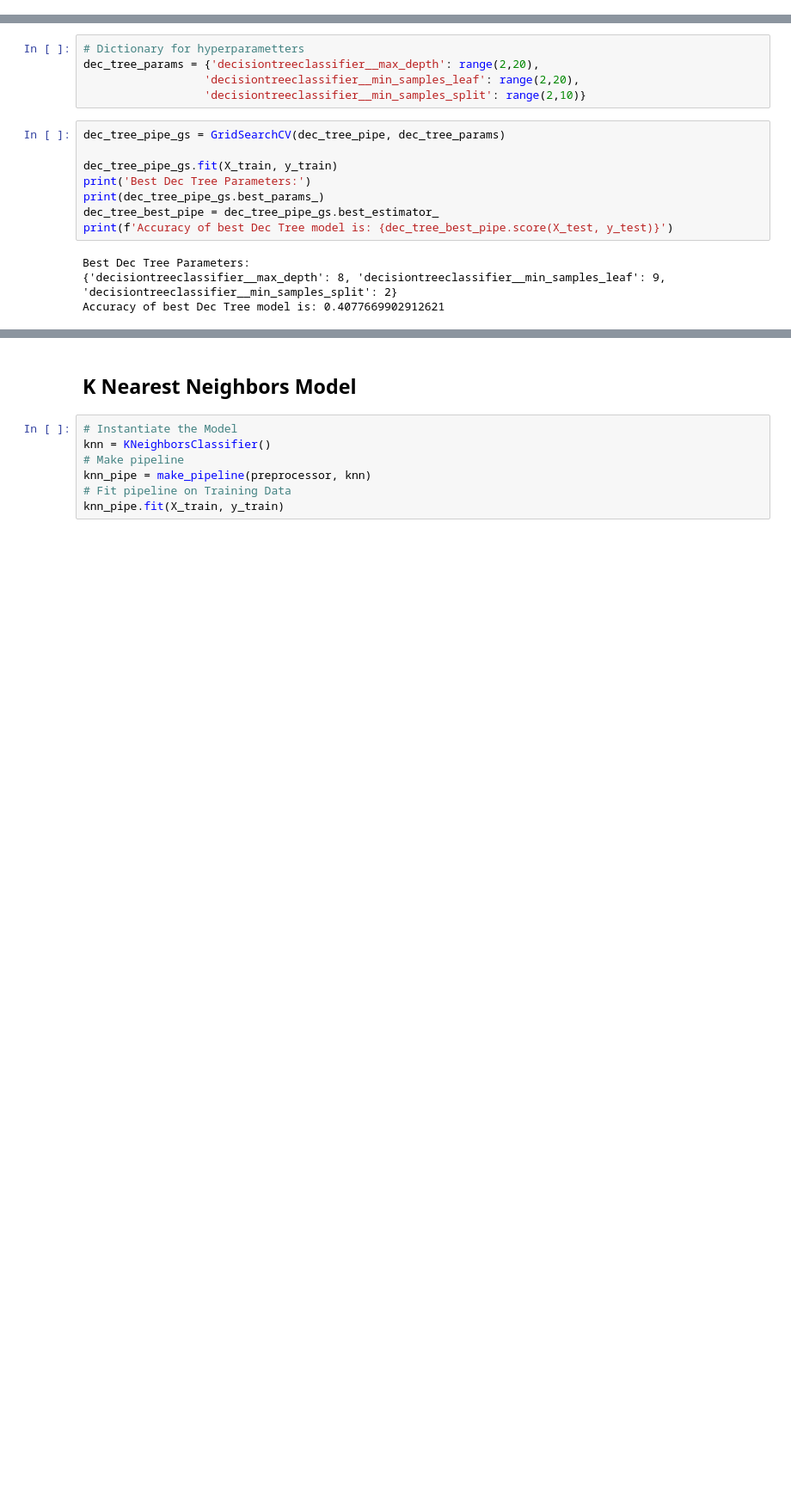
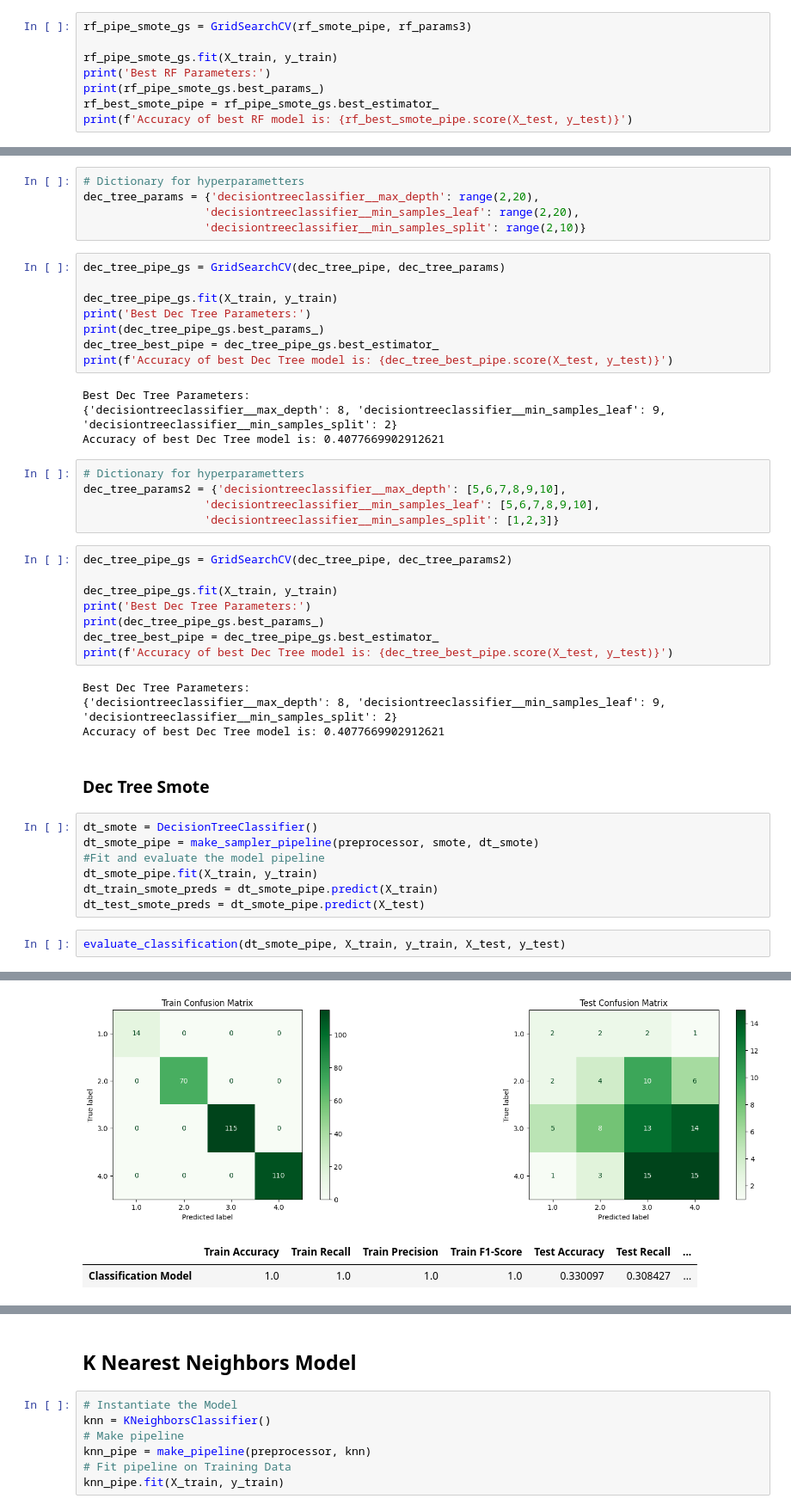
Before and after one commit to JmB17/Perosnal-Project, a Jupyter notebook: Classification_Prediction_on_Cirrhosis_Classification.ipynb, the cells around one changed output, grey strips where cells are left out. Shown at 86% size. Cells and saved outputs as stored; diff of their text form; blank space fills up the shorter version.

```diff
--- a/Classification_Prediction_on_Cirrhosis_Classification.ipynb
+++ b/Classification_Prediction_on_Cirrhosis_Classification.ipynb
@@ -841,0 +912,8 @@ Accuracy of best RF model is: 0.47572815533980584
+# %%
+rf_pipe_smote_gs = GridSearchCV(rf_smote_pipe, rf_params3)
+
+rf_pipe_smote_gs.fit(X_train, y_train)
+print('Best RF Parameters:')
+print(rf_pipe_smote_gs.best_params_)
+rf_best_smote_pipe = rf_pipe_smote_gs.best_estimator_
+print(f'Accuracy of best RF model is: {rf_best_smote_pipe.score(X_test, y_test)}')
@@ -932,3 +1014,32 @@ print(f'Accuracy of best Dec Tree model is: {dec_tree_best_pipe.score(X_test, y_
 Best Dec Tree Parameters:
 {'decisiontreeclassifier__max_depth': 8, 'decisiontreeclassifier__min_samples_leaf': 9, 'decisiontreeclassifier__min_samples_split': 2}
 Accuracy of best Dec Tree model is: 0.4077669902912621
+# %%
+# Dictionary for hyperparametters
+dec_tree_params2 = {'decisiontreeclassifier__max_depth': [5,6,7,8,9,10],
+                  'decisiontreeclassifier__min_samples_leaf': [5,6,7,8,9,10],
+                  'decisiontreeclassifier__min_samples_split': [1,2,3]}
+# %%
+dec_tree_pipe_gs = GridSearchCV(dec_tree_pipe, dec_tree_params2)
+
+dec_tree_pipe_gs.fit(X_train, y_train)
+print('Best Dec Tree Parameters:')
+print(dec_tree_pipe_gs.best_params_)
+dec_tree_best_pipe = dec_tree_pipe_gs.best_estimator_
+print(f'Accuracy of best Dec Tree model is: {dec_tree_best_pipe.score(X_test, y_test)}')
+# %% [output]
+Best Dec Tree Parameters:
+{'decisiontreeclassifier__max_depth': 8, 'decisiontreeclassifier__min_samples_leaf': 9, 'decisiontreeclassifier__min_samples_split': 2}
+Accuracy of best Dec Tree model is: 0.4077669902912621
+# %% [markdown]
+### Dec Tree Smote
+# %%
+dt_smote = DecisionTreeClassifier()
+dt_smote_pipe = make_sampler_pipeline(preprocessor, smote, dt_smote)
+#Fit and evaluate the model pipeline
+dt_smote_pipe.fit(X_train, y_train)
+dt_train_smote_preds = dt_smote_pipe.predict(X_train)
+dt_test_smote_preds = dt_smote_pipe.predict(X_test)
+# %%
+evaluate_classification(dt_smote_pipe, X_train, y_train, X_test, y_test)
+# %% [output]
@@ -934,0 +1063,3 @@ Accuracy of best Dec Tree model is: 0.4077669902912621
+[figure, added]
+|  | Train Accuracy | Train Recall | Train Precision | Train F1-Score | Test Accuracy | Test Recall | ... |
+| Classification Model | 1.0 | 1.0 | 1.0 | 1.0 | 0.330097 | 0.308427 | ... |
```
Also changed, not shown: parts of 37 cells of this notebook.
